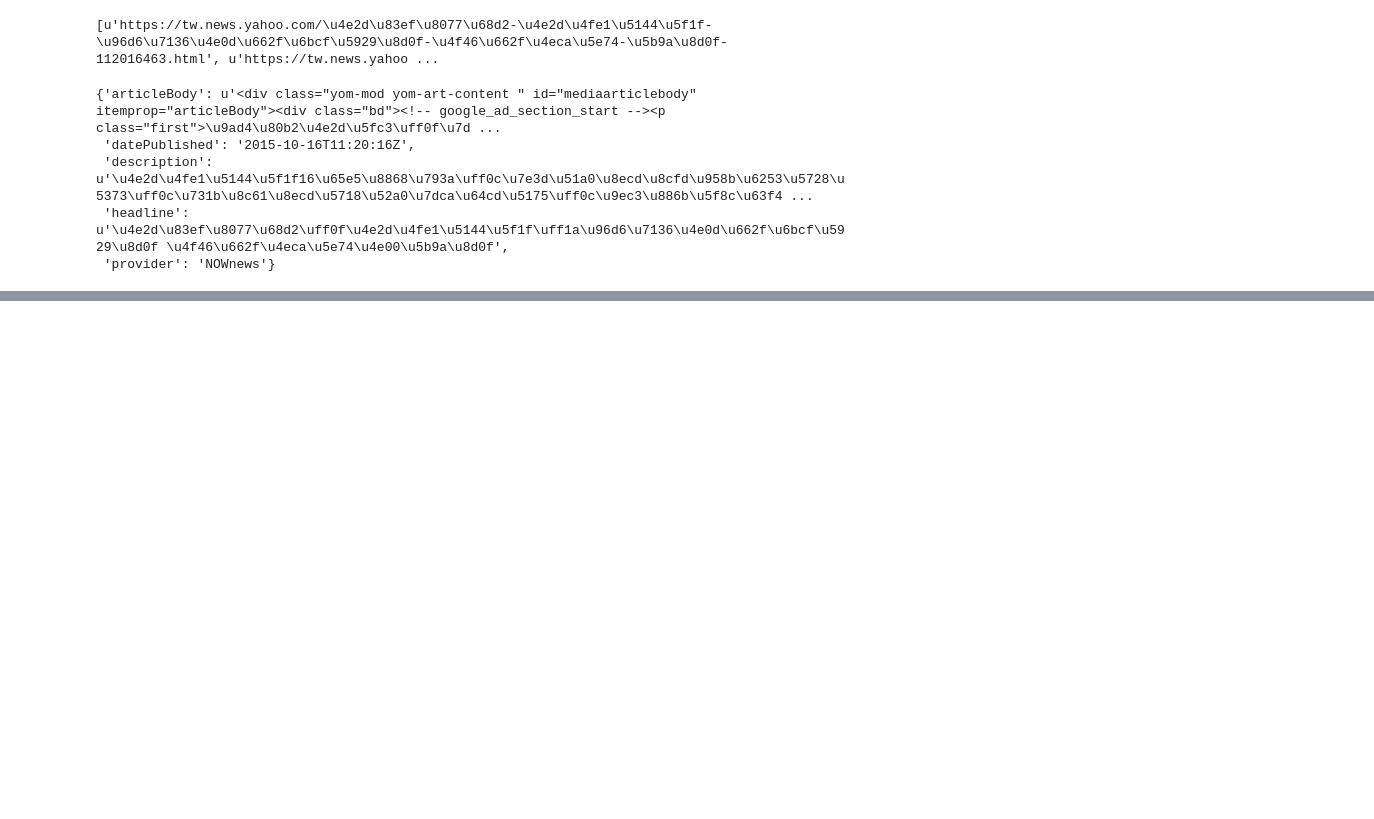
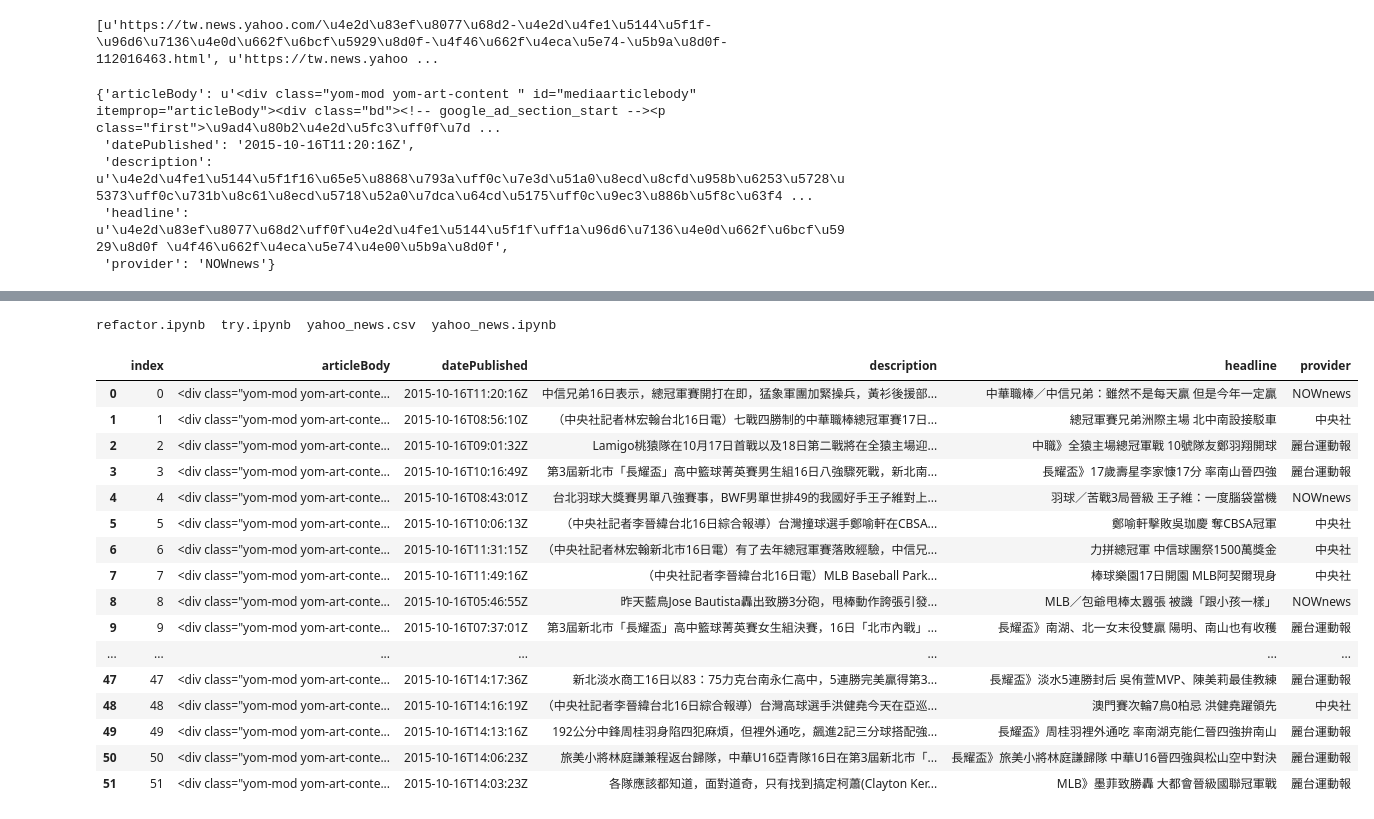
Before and after one commit to datasci-info/PyCrawler101-201510, a Jupyter notebook: CaseStudies/YahooNews/refactor.ipynb, the cells around one changed output, grey strips where cells are left out. Drawn from its saved outputs; the diff is of its cells as text; code cells hidden in the pictures; blank space fills up the shorter version.

```diff
--- a/CaseStudies/YahooNews/refactor.ipynb
+++ b/CaseStudies/YahooNews/refactor.ipynb
@@ -88,0 +91,7 @@ df
+# %%
+ls
+# %% [output]
+refactor.ipynb  try.ipynb  yahoo_news.csv  yahoo_news.ipynb
+# %%
+import sqlite3
+conn = sqlite3.connect('yahoo_news.db')
@@ -88,0 +100,22 @@ df
+# %%
+read_sql_df = pd.read_sql(sql="select * from news",con=conn)
+# %%
+read_sql_df
+# %% [output]
+|  | index | articleBody | datePublished | description | headline | provider |
+| 0 | 0 | <div class="yom-mod yom-art-conte... | 2015-10-16T11:20:16Z | 中信兄弟16日表示，總冠軍賽開打在即，猛象軍團加緊操兵，黃衫後援部... | 中華職棒／中信兄弟：雖然不是每天贏 但是今年一定贏 | NOWnews |
+| 1 | 1 | <div class="yom-mod yom-art-conte... | 2015-10-16T08:56:10Z | （中央社記者林宏翰台北16日電）七戰四勝制的中華職棒總冠軍賽17日... | 總冠軍賽兄弟洲際主場 北中南設接駁車 | 中央社 |
+| 2 | 2 | <div class="yom-mod yom-art-conte... | 2015-10-16T09:01:32Z | Lamigo桃猿隊在10月17日首戰以及18日第二戰將在全猿主場迎... | 中職》全猿主場總冠軍戰 10號隊友鄭羽翔開球 | 麗台運動報 |
+| 3 | 3 | <div class="yom-mod yom-art-conte... | 2015-10-16T10:16:49Z | 第3屆新北市「長耀盃」高中籃球菁英賽男生組16日八強驟死戰，新北南... | 長耀盃》17歲壽星李家慷17分 率南山晉四強 | 麗台運動報 |
+| 4 | 4 | <div class="yom-mod yom-art-conte... | 2015-10-16T08:43:01Z | 台北羽球大獎賽男單八強賽事，BWF男單世排49的我國好手王子維對上... | 羽球／苦戰3局晉級 王子維：一度腦袋當機 | NOWnews |
+| 5 | 5 | <div class="yom-mod yom-art-conte... | 2015-10-16T10:06:13Z | （中央社記者李晉緯台北16日綜合報導）台灣撞球選手鄭喻軒在CBSA... | 鄭喻軒擊敗吳珈慶 奪CBSA冠軍 | 中央社 |
+| 6 | 6 | <div class="yom-mod yom-art-conte... | 2015-10-16T11:31:15Z | （中央社記者林宏翰新北市16日電）有了去年總冠軍賽落敗經驗，中信兄... | 力拼總冠軍 中信球團祭1500萬獎金 | 中央社 |
+| 7 | 7 | <div class="yom-mod yom-art-conte... | 2015-10-16T11:49:16Z | （中央社記者李晉緯台北16日電）MLB Baseball Park... | 棒球樂園17日開園 MLB阿契爾現身 | 中央社 |
+| 8 | 8 | <div class="yom-mod yom-art-conte... | 2015-10-16T05:46:55Z | 昨天藍鳥Jose Bautista轟出致勝3分砲，甩棒動作誇張引發... | MLB／包爺甩棒太囂張 被譏「跟小孩一樣」 | NOWnews |
+| 9 | 9 | <div class="yom-mod yom-art-conte... | 2015-10-16T07:37:01Z | 第3屆新北市「長耀盃」高中籃球菁英賽女生組決賽，16日「北市內戰」... | 長耀盃》南湖、北一女末役雙贏 陽明、南山也有收穫 | 麗台運動報 |
+| ... | ... | ... | ... | ... | ... | ... |
+| 47 | 47 | <div class="yom-mod yom-art-conte... | 2015-10-16T14:17:36Z | 新北淡水商工16日以83：75力克台南永仁高中，5連勝完美贏得第3... | 長耀盃》淡水5連勝封后 吳侑萱MVP、陳美莉最佳教練 | 麗台運動報 |
+| 48 | 48 | <div class="yom-mod yom-art-conte... | 2015-10-16T14:16:19Z | （中央社記者李晉緯台北16日綜合報導）台灣高球選手洪健堯今天在亞巡... | 澳門賽次輪7鳥0柏忌 洪健堯躍領先 | 中央社 |
+| 49 | 49 | <div class="yom-mod yom-art-conte... | 2015-10-16T14:13:16Z | 192公分中鋒周桂羽身陷四犯麻煩，但裡外通吃，飆進2記三分球搭配強... | 長耀盃》周桂羽裡外通吃 率南湖克能仁晉四強拚南山 | 麗台運動報 |
+| 50 | 50 | <div class="yom-mod yom-art-conte... | 2015-10-16T14:06:23Z | 旅美小將林庭謙兼程返台歸隊，中華U16亞青隊16日在第3屆新北市「... | 長耀盃》旅美小將林庭謙歸隊 中華U16晉四強與松山空中對決 | 麗台運動報 |
+| 51 | 51 | <div class="yom-mod yom-art-conte... | 2015-10-16T14:03:23Z | 各隊應該都知道，面對道奇，只有找到搞定柯蕭(Clayton Ker... | MLB》墨菲致勝轟 大都會晉級國聯冠軍戰 | 麗台運動報 |
```
Also changed, not shown: parts of 4 cells of this notebook, 2 other files.
